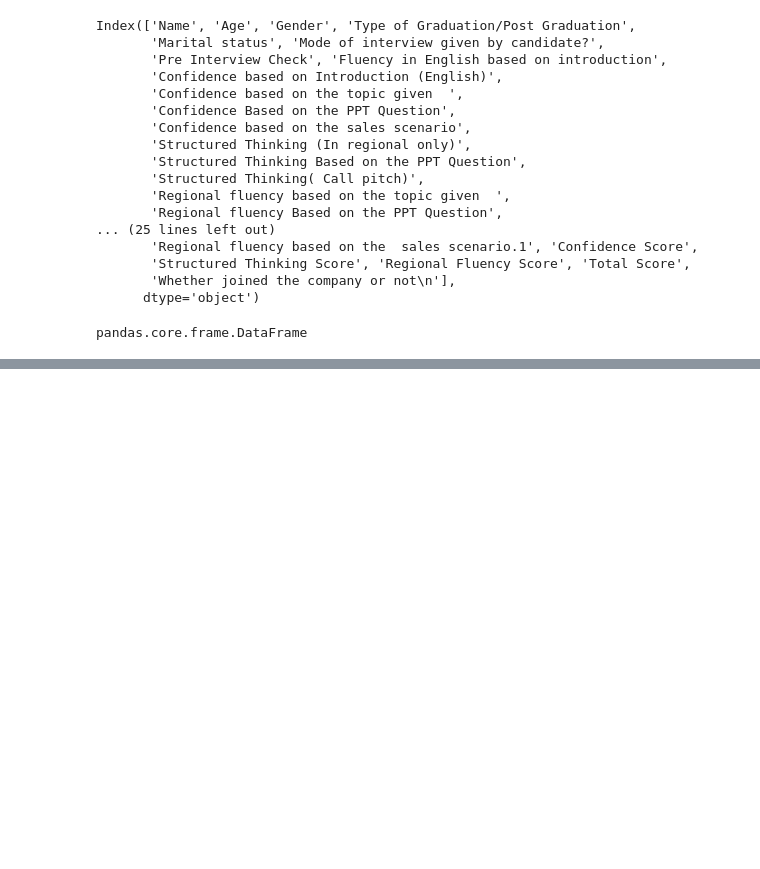
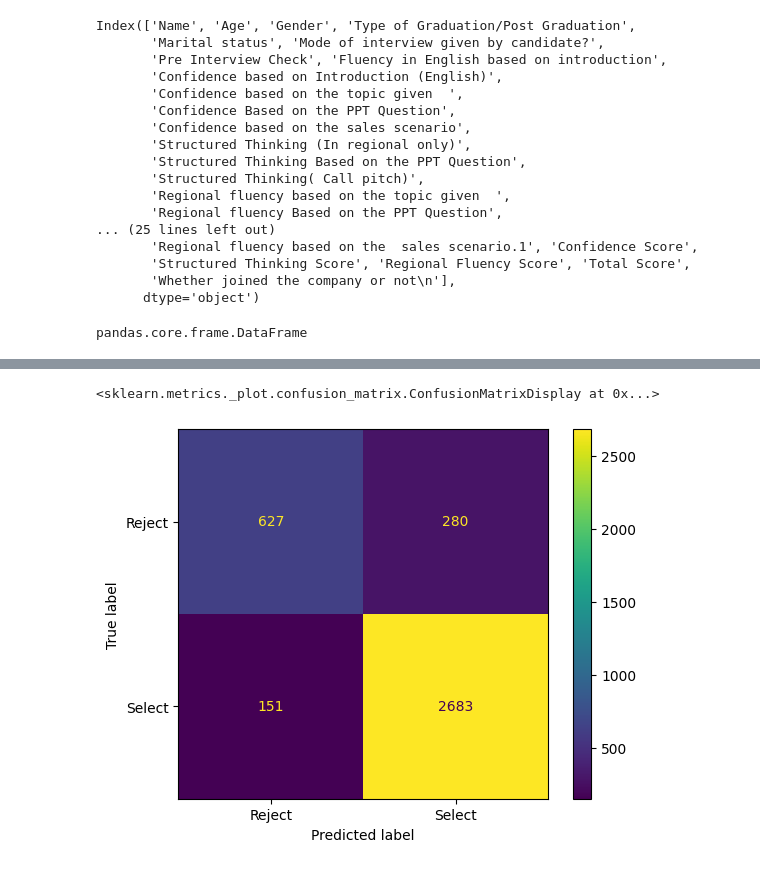
Before and after one commit to PrabhjeeSingh/MLInterview-Selection-Project, a Jupyter notebook: main.ipynb, the cells around one changed output, grey strips where cells are left out. Cells and saved outputs as stored; diff of their text form; code cells hidden in the pictures; blank space fills up the shorter version.

```diff
--- a/main.ipynb
+++ b/main.ipynb
@@ -114,0 +202,19 @@ data_df.head()
+# %%
+
+num_cols = data_df.select_dtypes(include='number').columns.to_list()
+cat_cols = data_df.select_dtypes(exclude='number').columns.to_list()
+
+
+# Exclude the target from numerical columns
+cat_cols.remove("Interview Verdict")
+
+# Create pipelines for numeric and categorical columns
+num_pipeline = make_pipeline(SimpleImputer(strategy='mean'), StandardScaler())
+cat_pipeline = make_pipeline(SimpleImputer(strategy='most_frequent'), OneHotEncoder(sparse_output=False))
+
+# Use ColumnTransformer to set the estimators and transformations
+
+preprocessing = ColumnTransformer([('num', num_pipeline, num_cols),
+                                   ('cat', cat_pipeline, cat_cols)],
+                                    remainder='passthrough'
+                                 )
@@ -114,0 +274,6 @@ data_df.head()
+# %%
+data_prepared = preprocessing.fit_transform(data_df)
+feature_names=preprocessing.get_feature_names_out()
+data_prepared = pd.DataFrame(data=data_prepared, columns=feature_names)
+
+data_prepared
@@ -114,0 +314,9 @@ data_df.head()
+# %%
+from sklearn.model_selection import train_test_split
+
+X = data_prepared.drop(["remainder__Interview Verdict"],axis=1)
+y = data_prepared["remainder__Interview Verdict"]
+
+X_train, X_test, y_train, y_test = train_test_split(X, y, test_size=0.2, random_state=42)
+
+print(X_train.shape, y_train.shape, X_test.shape, y_test.shape)
@@ -114,0 +373,8 @@ data_df.head()
+# %%
+from sklearn.ensemble import RandomForestClassifier
+rfm = RandomForestClassifier (n_estimators=70, oob_score=True, n_jobs=-1,
+random_state=101, max_features = None, min_samples_leaf = 30)
+rfm. fit(X_train, y_train)
+y_predict=rfm.predict(X_test)
+
+print (classification_report(y_test, y_predict))
@@ -114,0 +390,5 @@ data_df.head()
+# %%
+ConfusionMatrixDisplay.from_predictions(y_test, y_predict)
+# %% [output]
+<sklearn.metrics._plot.confusion_matrix.ConfusionMatrixDisplay at 0x...>
+[figure, added]
```
Also changed, not shown: parts of 34 cells of this notebook, 1 other file.
